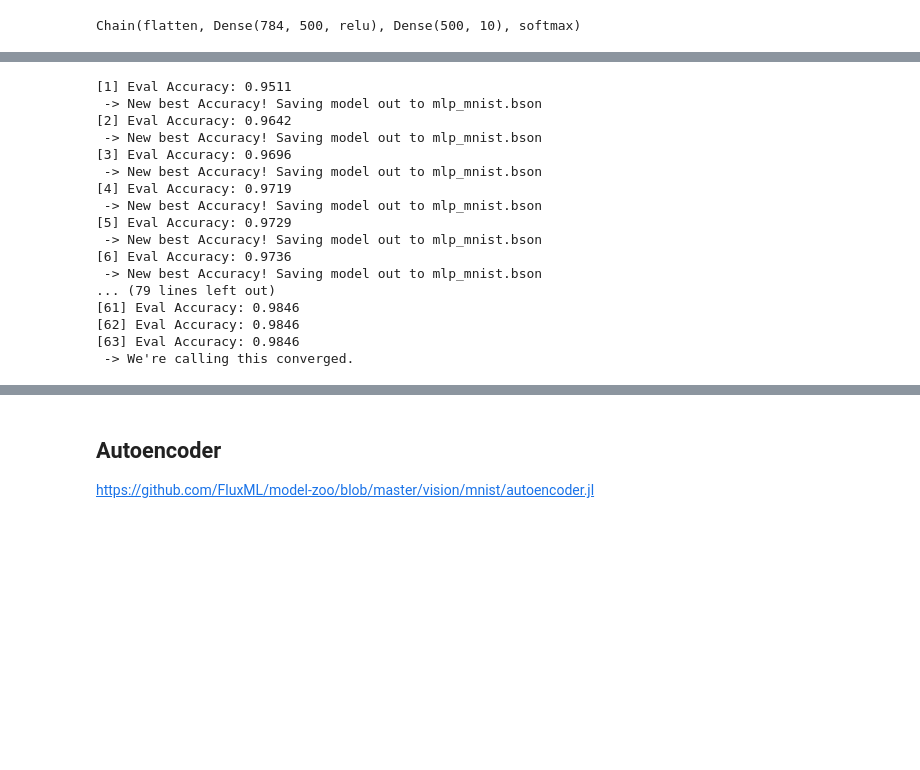
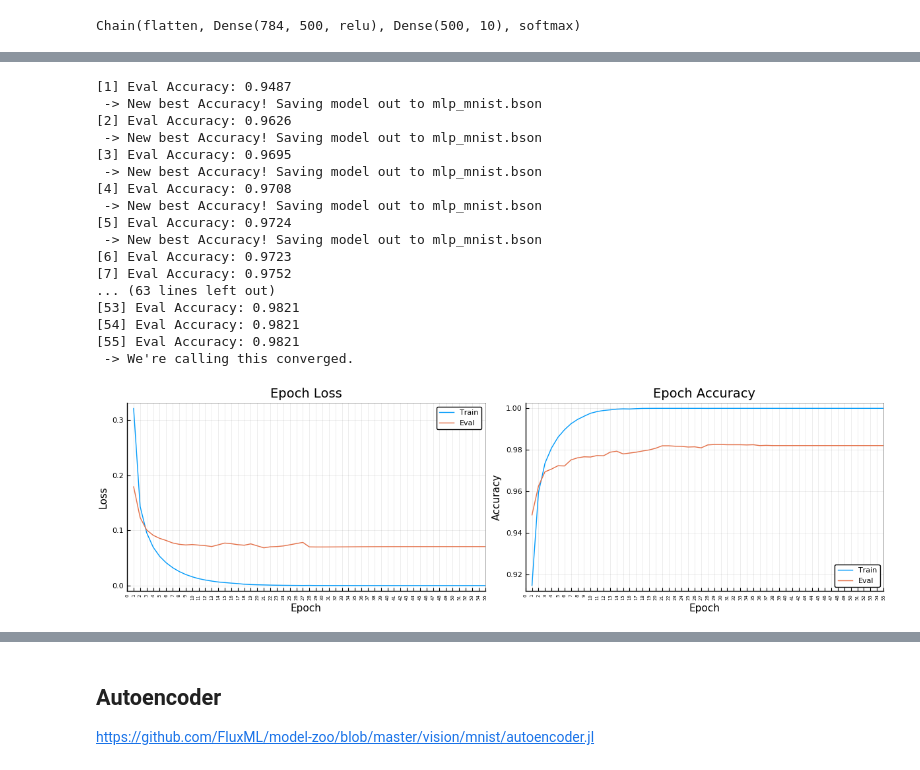
Before and after one commit to cirocavani/Pineapple, a Jupyter notebook: workspace/Julia - Deep Learning.ipynb, the cells around one changed output, grey strips where cells are left out. Cells and saved outputs as stored; diff of their text form; code cells hidden in the pictures; blank space fills up the shorter version.

```diff
--- a/workspace/Julia - Deep Learning.ipynb
+++ b/workspace/Julia - Deep Learning.ipynb
@@ -499,26 +539,30 @@ Accuracy : 0.07421875
 # %%
-run_train(mlp, dataset_train, dataset_test;
-          loss=crossentropy,
-          metric=(name="Accuracy", fn=accuracy),
-          model_file="mlp_mnist.bson")
+log = run_train(mlp, dataset_train, dataset_test;
+                loss=crossentropy,
+                metric=(name="Accuracy", fn=accuracy),
+                model_file="mlp_mnist.bson");
 # %% [output]
-[1] Eval Accuracy: 0.9511
+[1] Eval Accuracy: 0.9487
  -> New best Accuracy! Saving model out to mlp_mnist.bson
-[2] Eval Accuracy: 0.9642
+[2] Eval Accuracy: 0.9626
  -> New best Accuracy! Saving model out to mlp_mnist.bson
-[3] Eval Accuracy: 0.9696
+[3] Eval Accuracy: 0.9695
  -> New best Accuracy! Saving model out to mlp_mnist.bson
-[4] Eval Accuracy: 0.9719
+[4] Eval Accuracy: 0.9708
  -> New best Accuracy! Saving model out to mlp_mnist.bson
-[5] Eval Accuracy: 0.9729
+[5] Eval Accuracy: 0.9724
  -> New best Accuracy! Saving model out to mlp_mnist.bson
-[6] Eval Accuracy: 0.9736
- -> New best Accuracy! Saving model out to mlp_mnist.bson
-... (79 lines left out)
-[61] Eval Accuracy: 0.9846
-[62] Eval Accuracy: 0.9846
-[63] Eval Accuracy: 0.9846
+[6] Eval Accuracy: 0.9723
+[7] Eval Accuracy: 0.9752
+... (63 lines left out)
+[53] Eval Accuracy: 0.9821
+[54] Eval Accuracy: 0.9821
+[55] Eval Accuracy: 0.9821
  -> We're calling this converged.
+# %%
+plot_train_log(log)
+# %% [output]
+[figure, added]
 # %%
 best_mlp = load_model("mlp_mnist.bson")
 evaluate(best_mlp, dataset_test;
```
Also changed, not shown: parts of 17 cells of this notebook.
